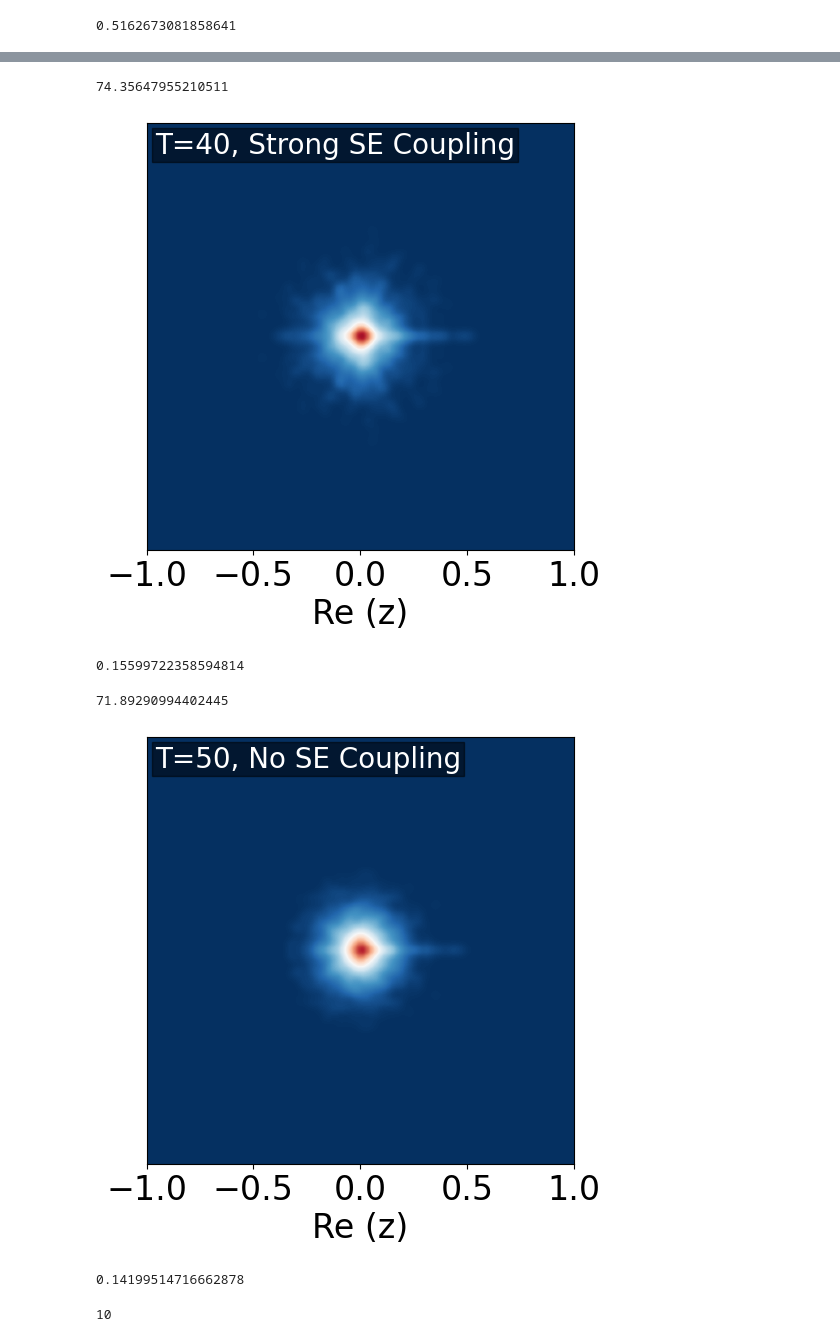
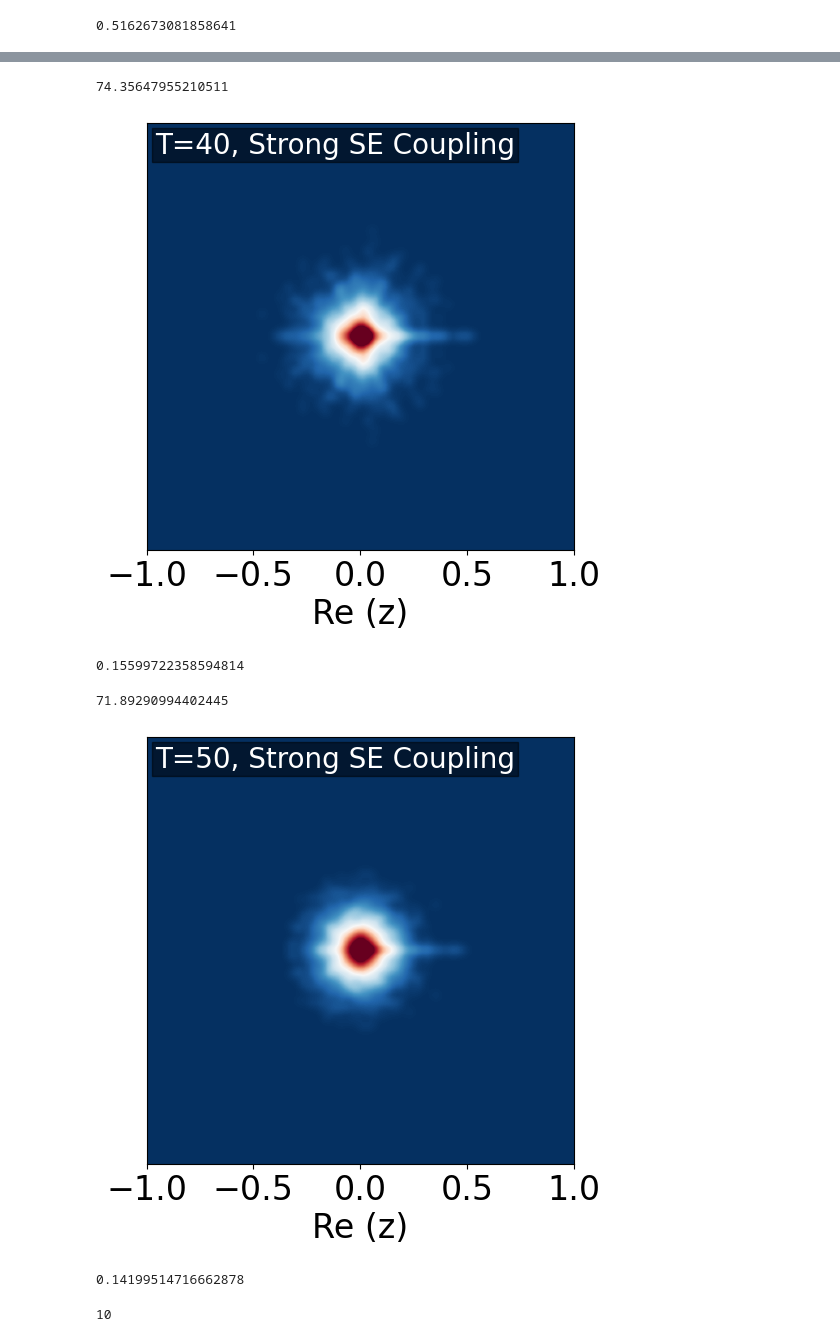
Before and after one commit to KristianWold/eddqc, a Jupyter notebook: analysis/baseline_comparison/Spectral_Densities.ipynb, the cells around one changed output, grey strips where cells are left out. Cells and saved outputs as stored; diff of their text form; code cells hidden in the pictures.

```diff
--- a/analysis/baseline_comparison/Spectral_Densities.ipynb
+++ b/analysis/baseline_comparison/Spectral_Densities.ipynb
@@ -24,7 +24,7 @@ import numpy as np
 import matplotlib.pyplot as plt
 
 c_min = 0
-c_max = 80
+c_max = 40
 
 def plot_spectrum(spectrum, filename, x_ticks=True, y_ticks=True, label=None):
     spectrum_coat = coat_spectrum(spectrum, sigma=0.02)
@@ -451,39 +446,39 @@ r_list_strongCoupling.append(r_mean)
 r_std_strongCoupling.append(r_std)
 # %% [output]
 74.35647955210511
-[figure, old version]
+[figure, new version]
 0.15599722358594814
 # %%
 n = 4
 
 model_list = pkl.load(open(f'../fitting_maps/models/integrable_model_{n}_L=50_reorder.model', 'rb'))
 
 loss_list = []
 spectrum_list = []
 csr_integrable_list = []
 for model in model_list:
     loss = model.logger.loss_list[0][-1]
     loss_list.append(loss)
 
     channel = model.channel
     spectrum = channel_spectrum(channel, keep_unity=False)
 
     spectrum_list.append(spectrum)
 
 spectrum = Spectrum(spectrum_list)
-plot_spectrum(spectrum, 'figures/integrable_strong_spectrum_L=50.svg', x_ticks=True, y_ticks=False, label="T=50, No SE Coupling")
+plot_spectrum(spectrum, 'figures/integrable_strong_spectrum_L=50.svg', x_ticks=True, y_ticks=False, label="T=50, Strong SE Coupling")
 
 r = spectrum_to_radial(spectrum)
 r_mean = np.mean(r)
 r_std = np.std(r)
 
 print(r_mean)
 
 r_list_strongCoupling.append(r_mean)
 r_std_strongCoupling.append(r_std)
 # %% [output]
 71.89290994402445
-[figure, old version]
+[figure, new version]
 0.14199514716662878
 # %%
 import matplotlib.pyplot as plt
```
Also changed, not shown: parts of 9 cells of this notebook, 20 other files.
